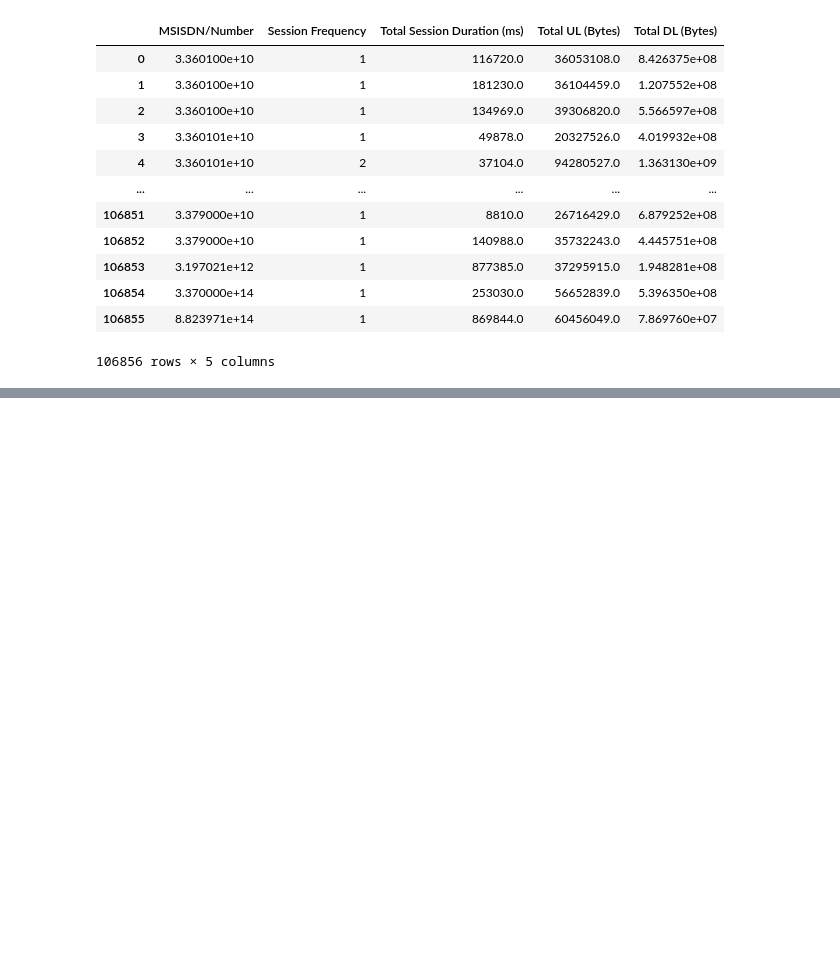
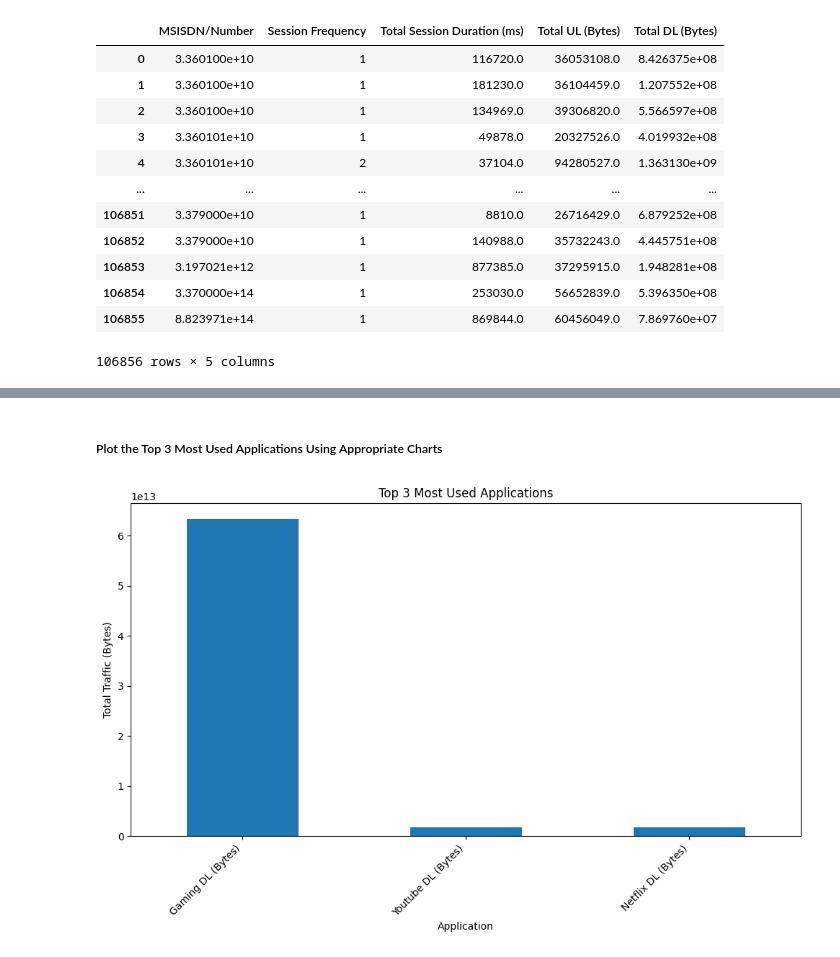
Before and after one commit to getahunTiruneh/TellCo-Telecom-Analysis, a Jupyter notebook: notebooks/user_engagement_analysis.ipynb, the cells around one changed output, grey strips where cells are left out. Saved outputs shown, nothing was run; the diff lists cells and outputs as text; code cells hidden in the pictures; blank space fills up the shorter version.

```diff
--- a/notebooks/user_engagement_analysis.ipynb
+++ b/notebooks/user_engagement_analysis.ipynb
@@ -97,6 +99,27 @@ Top 10 Users by Session Frequency:
 92577       521518890.0      6.610852e+09           7.132371e+09
 57241       471244453.0      6.400774e+09           6.872018e+09
 86455       530343105.0      6.010556e+09           6.540899e+09
+# %%
+import pandas as pd
+df['Total Duration']=df['Total UL (Bytes)']+df['Total DL (Bytes)']
+# Assume df is the DataFrame containing the dataset
+engagement_df = df.groupby('MSISDN/Number').agg({
+    'Bearer Id': 'count',  # This will give us the number of sessions per user
+    'Total Duration': 'sum',  # Total duration of all sessions
+    'Total UL (Bytes)': 'sum',  # Total upload bytes
+    'Total DL (Bytes)': 'sum',  # Total download bytes
+}).reset_index()
+
+# Calculate the total traffic per user
+engagement_df['Total Traffic (Bytes)'] = engagement_df['Total UL (Bytes)'] + engagement_df['Total DL (Bytes)']
+
+# Rename columns for better understanding
+engagement_df.rename(columns={'Bearer Id': 'Session Frequency'}, inplace=True)
+
+# Top 10 customers per engagement metric
+top10_sessions = engagement_df.nlargest(10, 'Session Frequency')
+top10_duration = engagement_df.nlargest(10, 'Total Duration')
+top10_traffic = engagement_df.nlargest(10, 'Total Traffic (Bytes)')
 # %%
 # Selecting only the relevant columns for normalization
 metrics = ['Session Frequency', 'Total Duration', 'Total Traffic (Bytes)']
@@ -161,0 +221,16 @@ KeyError: 'Social Media Total (Bytes)'
+# %% [markdown]
+##### Plot the Top 3 Most Used Applications Using Appropriate Charts
+# %%
+# Sum up total traffic for each application
+app_usage = df[applications].sum().sort_values(ascending=False)
+
+# Plot the top 3 applications
+top_3_apps = app_usage.head(3)
+plt.figure(figsize=(12, 6))
+top_3_apps.plot(kind='bar', title='Top 3 Most Used Applications')
+plt.ylabel('Total Traffic (Bytes)')
+plt.xlabel('Application')
+plt.xticks(rotation=45, ha='right')
+plt.show()
+# %% [output]
+[figure, added]
```
Also changed, not shown: parts of 12 cells of this notebook.
